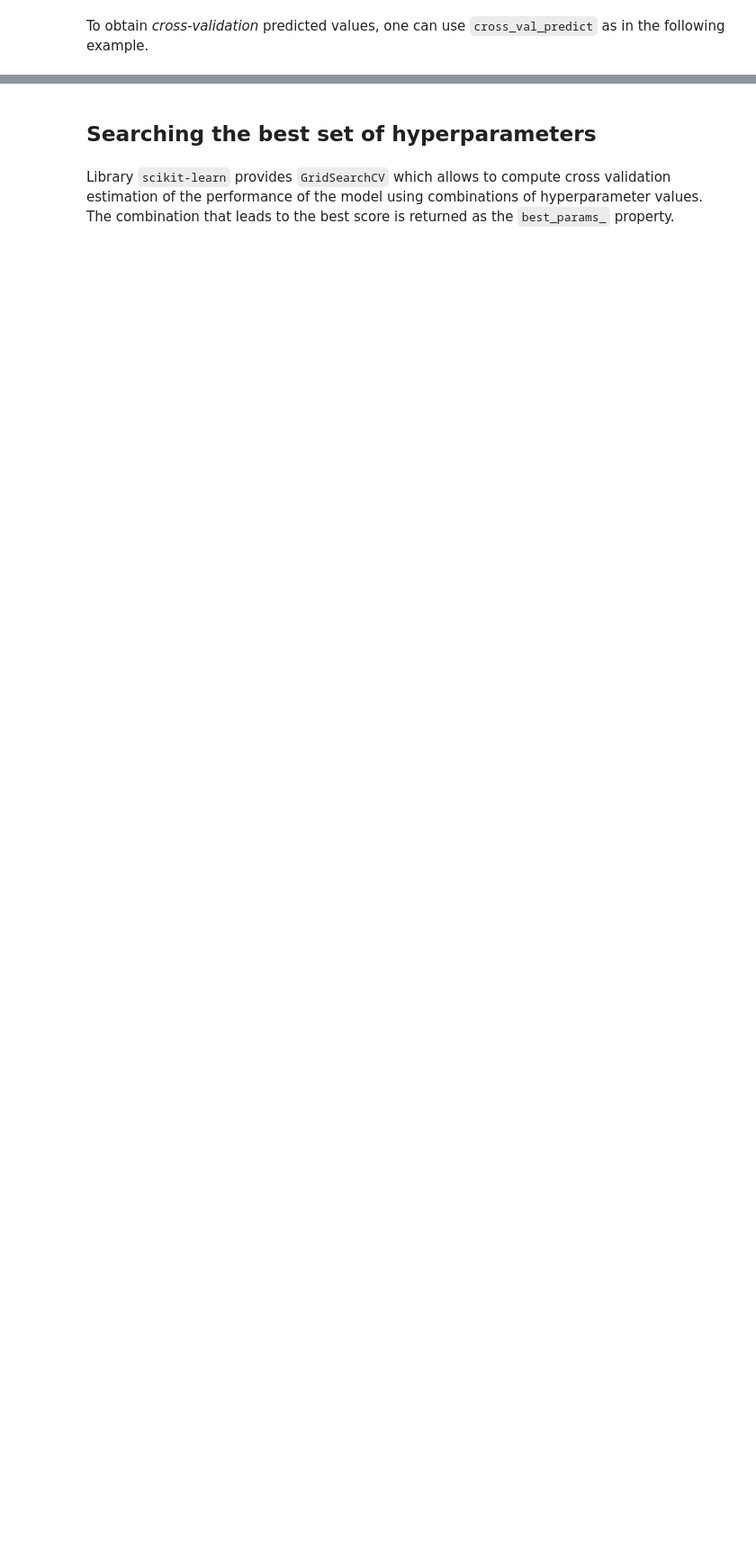
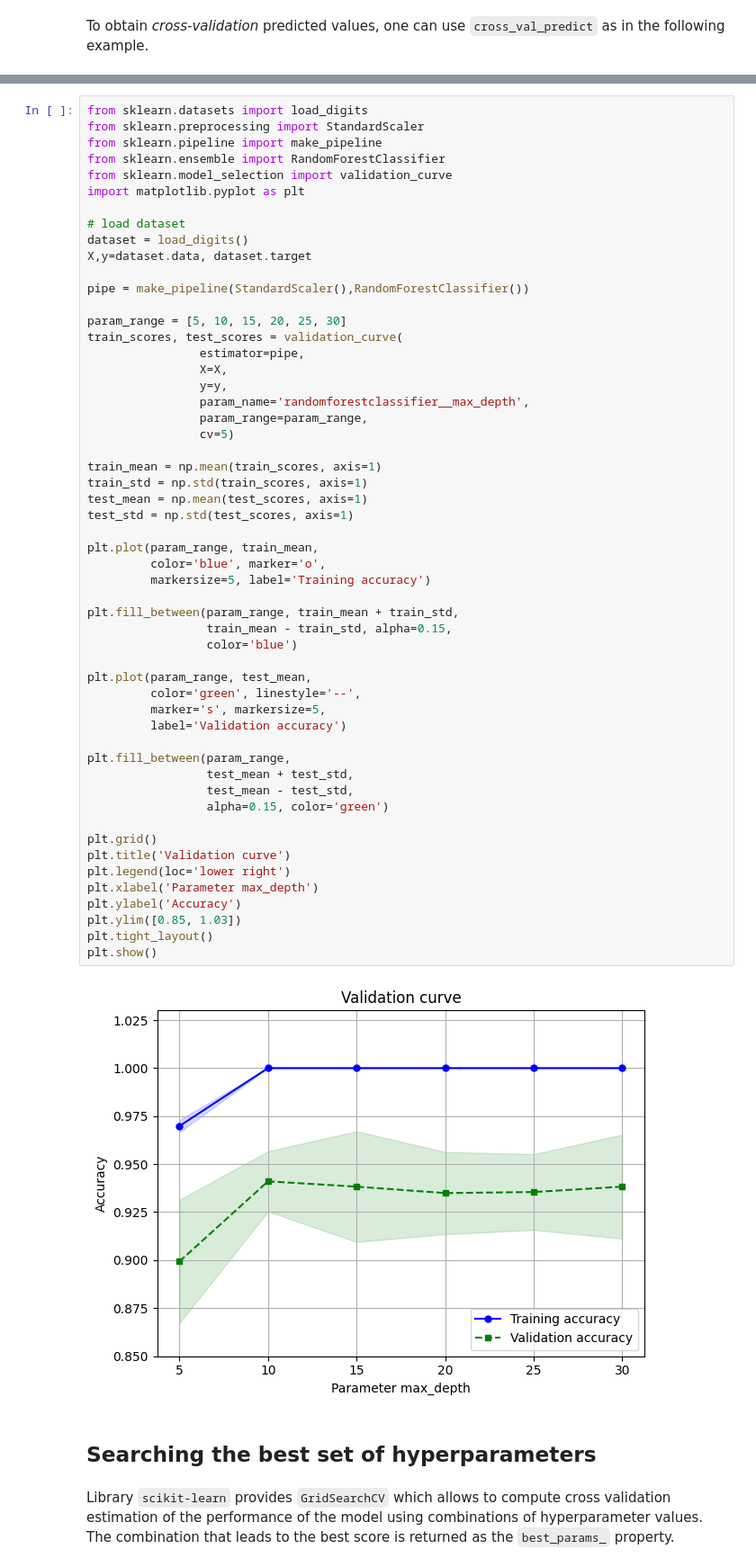
Before and after one commit to isa-ulisboa/greends-pml, a Jupyter notebook: ML_overview_with_examples.ipynb, the cells around one changed output, grey strips where cells are left out. Shown at 90% size. Cells and saved outputs as stored; diff of their text form; blank space fills up the shorter version.

```diff
--- a/ML_overview_with_examples.ipynb
+++ b/ML_overview_with_examples.ipynb
@@ -1302,3 +1368,59 @@ array([[40,  0, 10],
+# %%
+from sklearn.datasets import load_digits
+from sklearn.preprocessing import StandardScaler
+from sklearn.pipeline import make_pipeline
+from sklearn.ensemble import RandomForestClassifier
+from sklearn.model_selection import validation_curve
+import matplotlib.pyplot as plt
+
+# load dataset
+dataset = load_digits()
+X,y=dataset.data, dataset.target
+
+pipe = make_pipeline(StandardScaler(),RandomForestClassifier())
+
+param_range = [5, 10, 15, 20, 25, 30]
+train_scores, test_scores = validation_curve(
+                estimator=pipe,
+                X=X,
+                y=y,
+                param_name='randomforestclassifier__max_depth',
+                param_range=param_range,
+                cv=5)
+
+train_mean = np.mean(train_scores, axis=1)
+train_std = np.std(train_scores, axis=1)
+test_mean = np.mean(test_scores, axis=1)
+test_std = np.std(test_scores, axis=1)
+
+plt.plot(param_range, train_mean,
+         color='blue', marker='o',
+         markersize=5, label='Training accuracy')
+
+plt.fill_between(param_range, train_mean + train_std,
+                 train_mean - train_std, alpha=0.15,
+                 color='blue')
+
+plt.plot(param_range, test_mean,
+         color='green', linestyle='--',
+         marker='s', markersize=5,
+         label='Validation accuracy')
+
+plt.fill_between(param_range,
+                 test_mean + test_std,
+                 test_mean - test_std,
+                 alpha=0.15, color='green')
+
+plt.grid()
+plt.title('Validation curve')
+plt.legend(loc='lower right')
+plt.xlabel('Parameter max_depth')
+plt.ylabel('Accuracy')
+plt.ylim([0.85, 1.03])
+plt.tight_layout()
+plt.show()
+# %% [output]
+[figure, added]
 # %% [markdown]
 ## Searching the best set of hyperparameters
 # %% [markdown]
```
Also changed, not shown: parts of 12 cells of this notebook.
